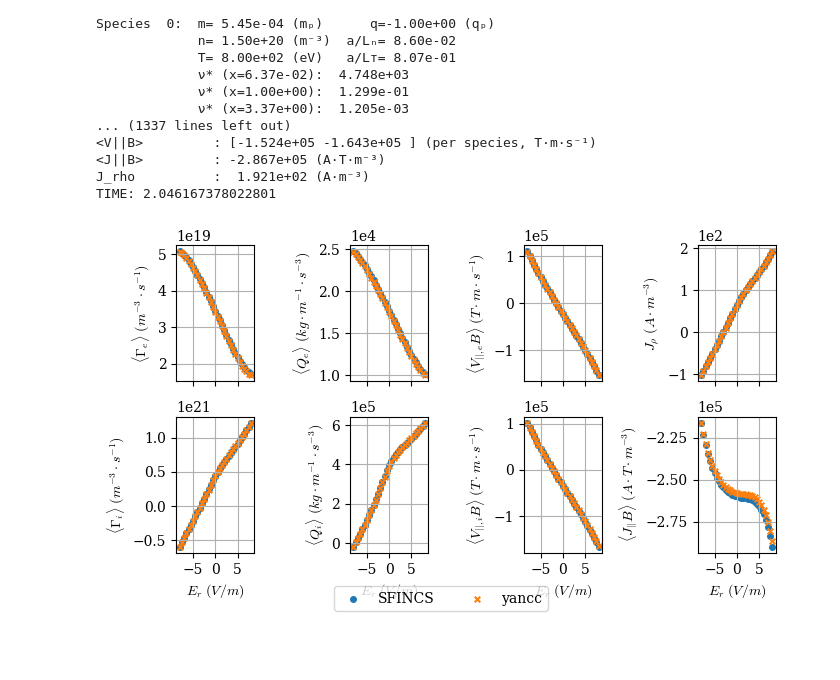
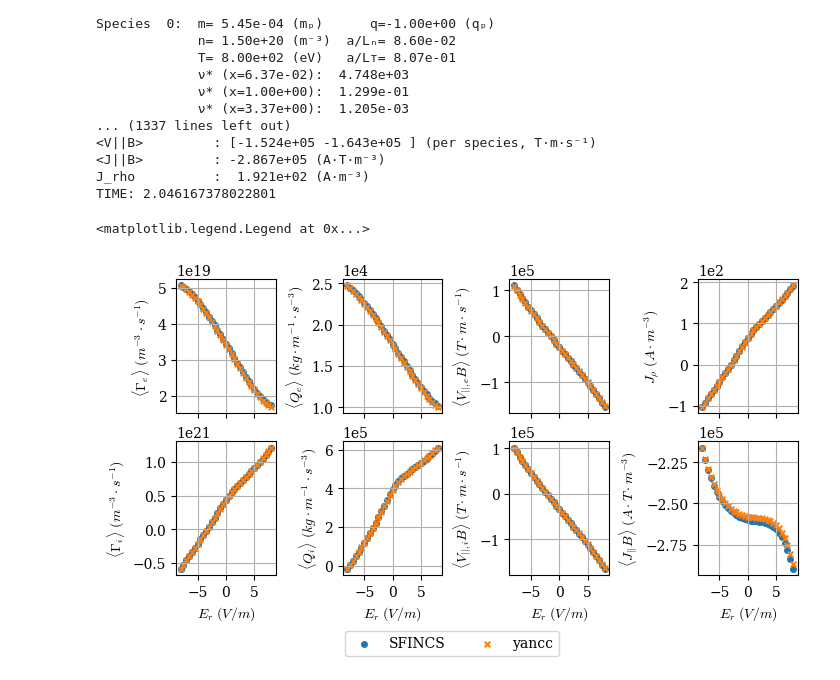
Before and after one commit to f0uriest/yancc, a Jupyter notebook: publications/conlin2026/benchmark_ncsx_er_scan_two_species.ipynb, the cells around one changed output. Saved outputs shown, nothing was run; the diff lists cells and outputs as text; code cells hidden in the pictures; blank space fills up the shorter version.

```diff
--- a/publications/conlin2026/benchmark_ncsx_er_scan_two_species.ipynb
+++ b/publications/conlin2026/benchmark_ncsx_er_scan_two_species.ipynb
@@ -76,7 +76,7 @@ na = 61
 nx = 7
 # The collisionality was set using ln(Lambda) = 17.
 # %%
-field = yancc.field.Field.from_vmec("../tests/data/wout_NCSX.nc", rho, nt, nz)
+field = yancc.field.Field.from_vmec("../../tests/data/wout_NCSX.nc", rho, nt, nz)
 pitchgrid = UniformPitchAngleGrid(na)
 speedgrid = MaxwellSpeedGrid(nx)
 # %%
@@ -221,7 +221,7 @@ rcParams["lines.markersize"] = 4
 rcParams["xtick.labelsize"] = 10
 rcParams["ytick.labelsize"] = 10
 # %%
-fig, ax = plt.subplots(2, 4, figsize=(7, 4), sharex=True)
+fig, ax = plt.subplots(2, 4, figsize=(7, 4), sharex=True, constrained_layout=True)
 ax[0, 0].scatter(
     sfincs_data["Er"],
     sfincs_data["particleFlux_vm_rHat_species1"] / pfscale / field.a_minor,
@@ -264,35 +264,36 @@ ax[1, 3].scatter(
     marker="o",
     label="SFINCS",
 )
 
 
 ax[0, 0].scatter(sfincs_data["Er"], yancc_fluxes["particleFlux_vm_rN"][0], marker="x")
 ax[1, 0].scatter(sfincs_data["Er"], yancc_fluxes["particleFlux_vm_rN"][1], marker="x")
 ax[0, 1].scatter(sfincs_data["Er"], yancc_fluxes["heatFlux_vm_rN"][0], marker="x")
 ax[1, 1].scatter(sfincs_data["Er"], yancc_fluxes["heatFlux_vm_rN"][1], marker="x")
 ax[0, 2].scatter(sfincs_data["Er"], yancc_fluxes["FSABFlow"][0], marker="x")
 ax[1, 2].scatter(sfincs_data["Er"], yancc_fluxes["FSABFlow"][1], marker="x")
 ax[0, 3].scatter(sfincs_data["Er"], yancc_fluxes["J_rho"], marker="x")
 ax[1, 3].scatter(sfincs_data["Er"], yancc_fluxes["J||B"], marker="x", label="yancc")
 for i in range(2):
     for j in range(4):
         ax[i, j].grid(True)
         ax[i, j].ticklabel_format(axis="y", style="sci", scilimits=(0, 0))
         if i == 1:
             ax[i, j].set_xlabel("$E_r ~(V/m)$")
 
 ax[0, 0].set_ylabel(r"$\langle \Gamma_e \rangle ~ (m^{-3} \cdot s^{-1})$")
 ax[1, 0].set_ylabel(r"$\langle \Gamma_i \rangle ~ (m^{-3} \cdot s^{-1})$")
 ax[0, 1].set_ylabel(r"$\langle Q_e \rangle ~ (kg \cdot m^{-1} \cdot s^{-3})$")
 ax[1, 1].set_ylabel(r"$\langle Q_i \rangle ~ (kg \cdot m^{-1} \cdot s^{-3})$")
 ax[0, 2].set_ylabel(r"$\langle V_{||,e}B \rangle ~(T \cdot m \cdot s^{-1})$")
 ax[1, 2].set_ylabel(r"$\langle V_{||,i}B \rangle ~(T \cdot m \cdot s^{-1})$")
 ax[0, 3].set_ylabel(r"$J_\rho ~ (A \cdot m^{-3})$")
 ax[1, 3].set_ylabel(r"$\langle J_{||} B \rangle ~ (A \cdot T \cdot m^{-3})$")
 fig.legend(loc="outside lower center", ncols=2)
-fig.set_tight_layout(True)
+# fig.set_tight_layout(True)
 # %% [output]
+<matplotlib.legend.Legend at 0x...>
-[figure, old version]
+[figure, new version]
 # %%
 fig.savefig("benchmark_er_scan_fluxes.pdf")
 fig.savefig("benchmark_er_scan_fluxes.png")
```
Also changed, not shown: parts of 1 cell of this notebook, 30 other files.
